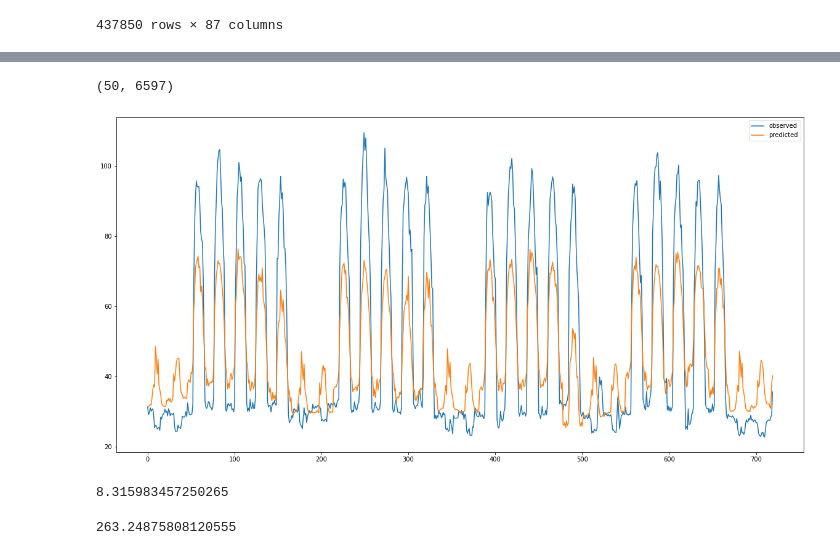
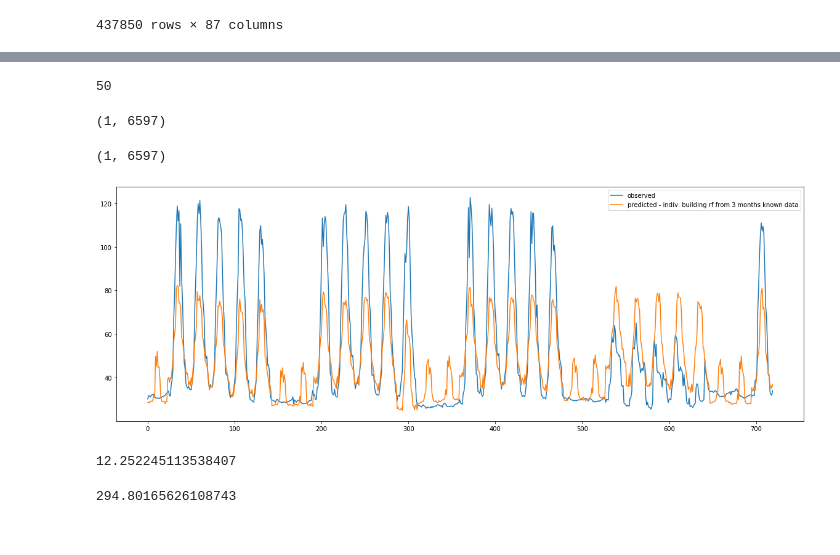
Before and after one commit to dmgt/gdso_2019, a Jupyter notebook: notebooks/naive_model_2.ipynb, the cells around one changed output, grey strips where cells are left out. Cells and saved outputs as stored; diff of their text form; code cells hidden in the pictures.

Commit message:
notes, need to resolve output array shape

```diff
--- a/notebooks/naive_model_2.ipynb
+++ b/notebooks/naive_model_2.ipynb
@@ -99,16 +116,21 @@ X, Y = make_LSTM_data(train, 3)
 # %%
+
 features = ['area','month_1', 'month_2', 'month_3', 'month_4', 'month_5', 'month_6',
        'month_7', 'month_8', 'month_9', 'month_10', 'month_11', 'month_12',
-       'date_1', 'date_2', 'date_3', 'date_4', 'date_5', 'date_6', 'date_7',
-       'date_8', 'date_9', 'date_10', 'date_11', 'date_12', 'date_13',
-       'date_14', 'date_15', 'date_16', 'date_17', 'date_18', 'date_19',
-       'date_20', 'date_21', 'date_22', 'date_23', 'date_24', 'date_25',
-       'date_26', 'date_27', 'date_28', 'date_29', 'date_30', 'date_31',
        'hour_0', 'hour_1', 'hour_2', 'hour_3', 'hour_4', 'hour_5', 'hour_6',
        'hour_7', 'hour_8', 'hour_9', 'hour_10', 'hour_11', 'hour_12',
        'hour_13', 'hour_14', 'hour_15', 'hour_16', 'hour_17', 'hour_18',
        'hour_19', 'hour_20', 'hour_21', 'hour_22', 'hour_23', 'wkday_0',
        'wkday_1', 'wkday_2', 'wkday_3', 'wkday_4', 'wkday_5', 'wkday_6',
        'PSU_PrimClass']
-y, y_fitted = naive_model_2(X, Y, features)
+
+# Removed date of year as feature
+# 'date_1', 'date_2', 'date_3', 'date_4', 'date_5', 'date_6', 'date_7',
+#       'date_8', 'date_9', 'date_10', 'date_11', 'date_12', 'date_13',
+#      'date_14', 'date_15', 'date_16', 'date_17', 'date_18', 'date_19',
+#      'date_20', 'date_21', 'date_22', 'date_23', 'date_24', 'date_25',
+#      'date_26', 'date_27', 'date_28', 'date_29', 'date_30', 'date_31'
+
+
+y_true, y_pred = rf_per_building_known_months(X, Y, features)
 # %% [output]
@@ -132,21 +143,32 @@ y, y_fitted = naive_model_2(X, Y, features)
+# %%
+# Expectation check number of buildings
+buildings = train['building_name'].unique()
+num_buildings = len(buildings)
+num_buildings
+# %% [output]
+50
 # %%
-y_fitted.shape
+y_true.shape
 # %% [output]
-(50, 6597)
+(1, 6597)
+# %%
+y_pred.shape
+# %% [output]
+(1, 6597)
 # %%
-plt.figure(figsize=(20, 10))
-plt.plot(y[0][:720], label='observed')
-plt.plot(y_fitted[0][:720], label='predicted')
+plt.figure(figsize=(20, 7))
+plt.plot(y_true[0][:720], label='observed')
+plt.plot(y_pred[0][:720], label='predicted - indiv. building rf from 3 months known data')
 plt.legend();
 # %% [output]
-[figure, old version]
+[figure, new version]
 # %%
-MAE = np.mean(np.abs(y-y_fitted))
+MAE = np.mean(np.abs(y_true-y_pred))
 MAE
 # %% [output]
-8.315983457250265
+12.252245113538407
 # %%
-MSE = np.mean(np.square(y-y_fitted))
+MSE = np.mean(np.square(y_true-y_pred))
 MSE
 # %% [output]
-263.24875808120555
+294.80165626108743
```
Also changed, not shown: parts of 5 cells of this notebook.
